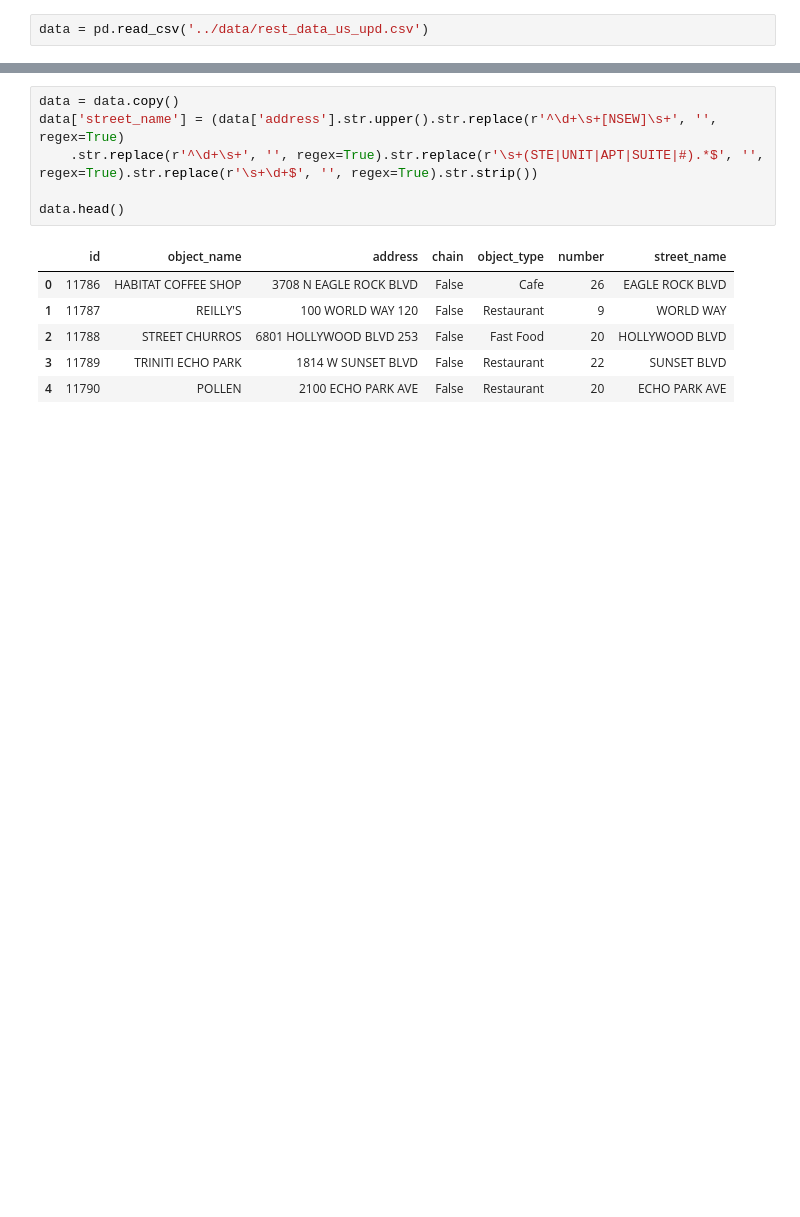
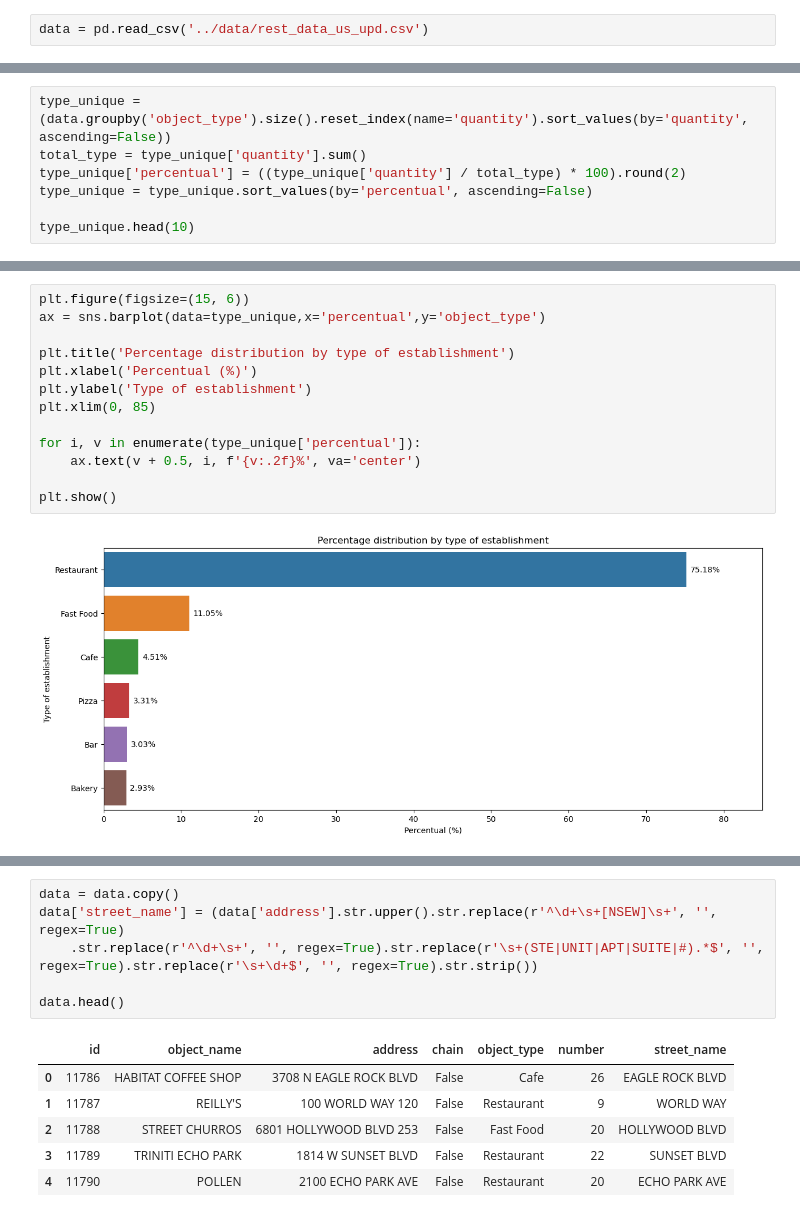
Before and after one commit to guilhermen29/Projeto-Cafeteria-Los-Angeles, a Jupyter notebook: notebook/notebook.ipynb, the cells around one changed output, grey strips where cells are left out. Saved outputs shown, nothing was run; the diff lists cells and outputs as text; blank space fills up the shorter version.

```diff
--- a/notebook/notebook.ipynb
+++ b/notebook/notebook.ipynb
@@ -255,0 +100,7 @@ Os tipos fast food e pizza ocupam uma posição intermediária, sugerindo format
+# %%
+type_unique = (data.groupby('object_type').size().reset_index(name='quantity').sort_values(by='quantity', ascending=False))
+total_type = type_unique['quantity'].sum()
+type_unique['percentual'] = ((type_unique['quantity'] / total_type) * 100).round(2)
+type_unique = type_unique.sort_values(by='percentual', ascending=False)
+
+type_unique.head(10)
@@ -255,0 +115,15 @@ Os tipos fast food e pizza ocupam uma posição intermediária, sugerindo format
+# %%
+plt.figure(figsize=(15, 6))
+ax = sns.barplot(data=type_unique,x='percentual',y='object_type')
+
+plt.title('Percentage distribution by type of establishment')
+plt.xlabel('Percentual (%)')
+plt.ylabel('Type of establishment')
+plt.xlim(0, 85)
+
+for i, v in enumerate(type_unique['percentual']):
+    ax.text(v + 0.5, i, f'{v:.2f}%', va='center')
+
+plt.show()
+# %% [output]
+[figure, added]
```
Also changed, not shown: parts of 80 cells of this notebook.
